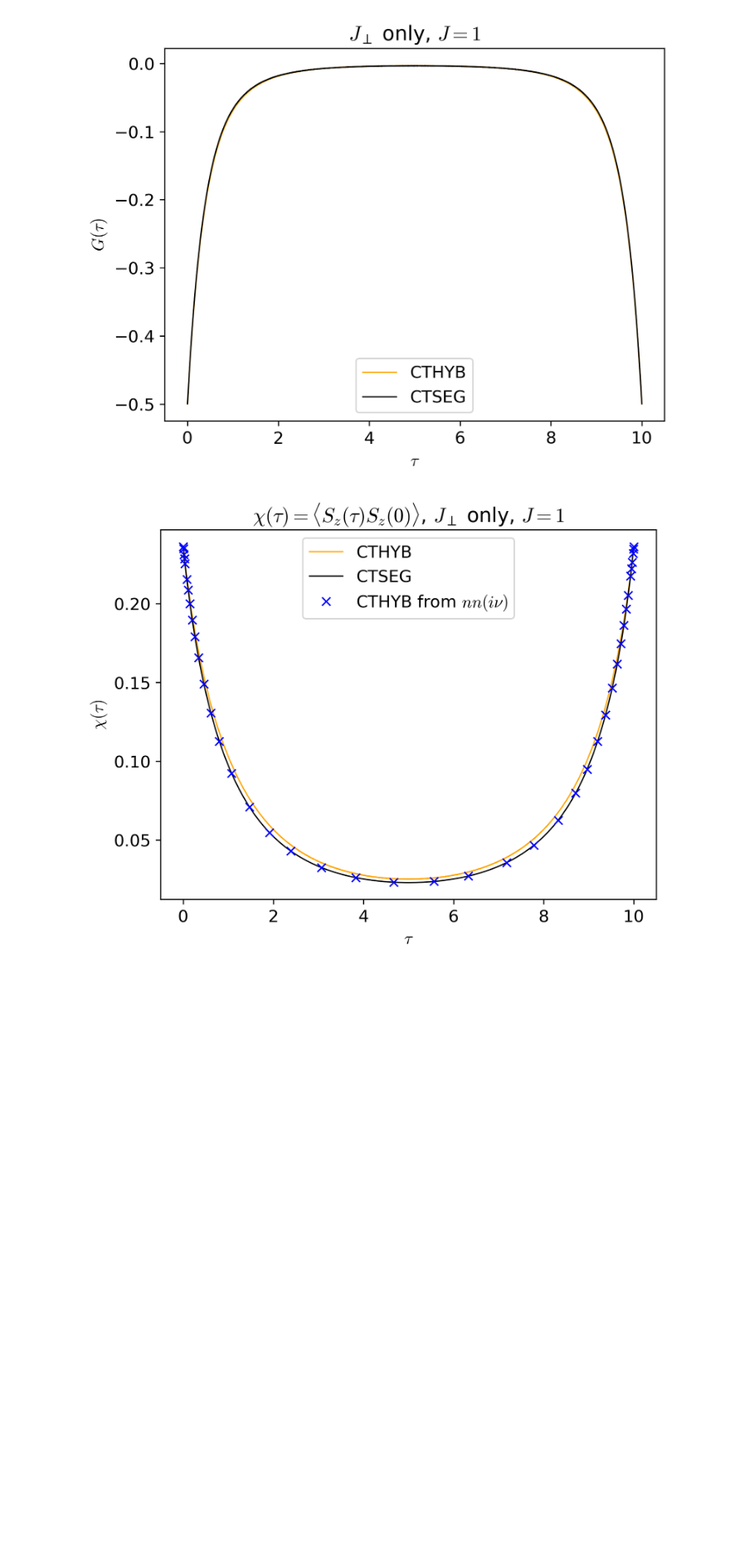
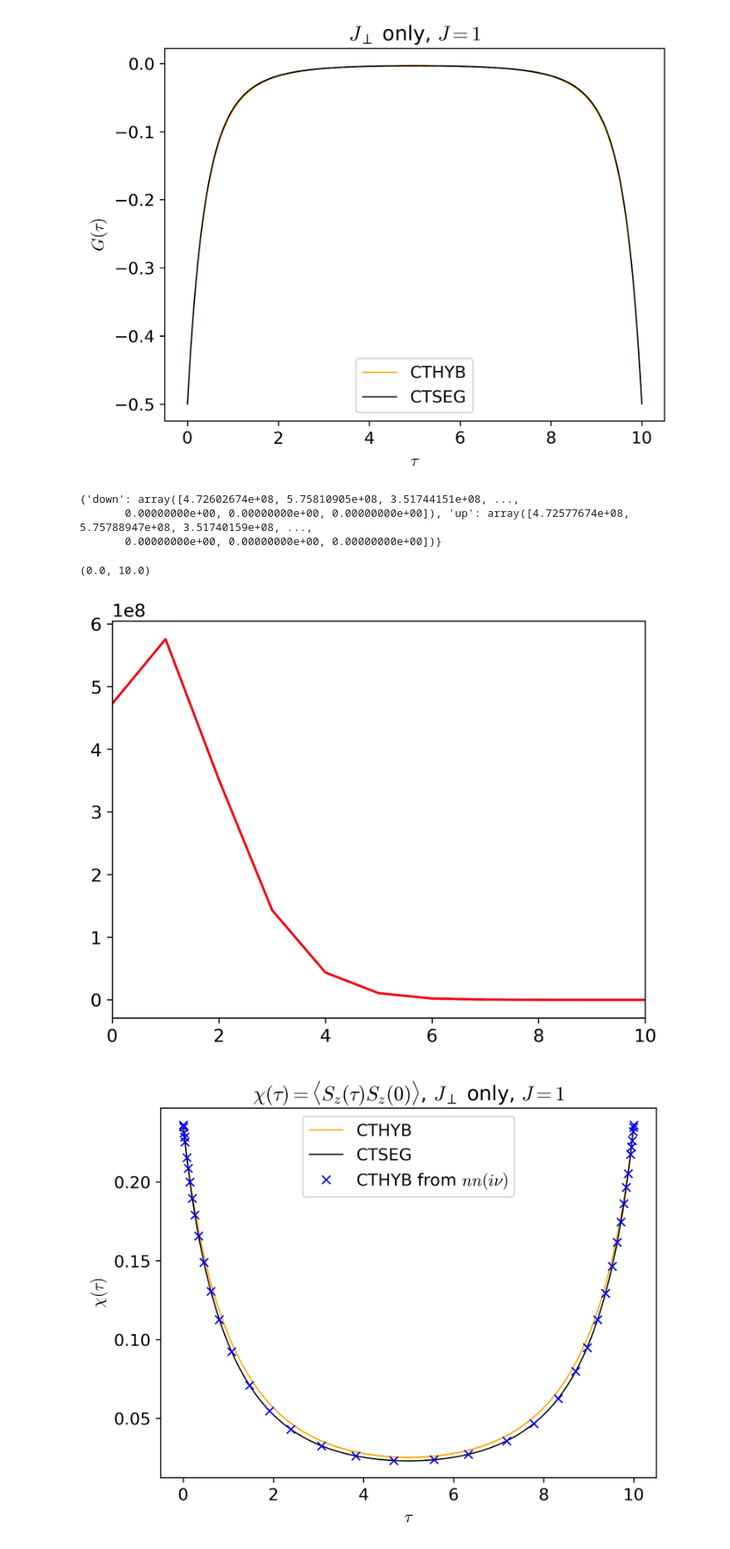
Before and after one commit to andrewkhardy/cthyb, a Jupyter notebook: benchmark/dynamic_int/CTHYB_Benchmarking.ipynb, the cells around one changed output. Shown at 83% size. Drawn from its saved outputs; the diff is of its cells as text; code cells hidden in the pictures; blank space fills up the shorter version.

```diff
--- a/benchmark/dynamic_int/CTHYB_Benchmarking.ipynb
+++ b/benchmark/dynamic_int/CTHYB_Benchmarking.ipynb
@@ -354,6 +354,7 @@ with HDFArchive(f"{data_loc}/spin_spin_cthyb_J-1.0-U-4.0_1.0_0.0_0.0_0.0_0.0_b-1
     print(A.keys())
     G_tau_hyb = A["G_tau"]
     print(A["average_sign"], "average sign")
+    x = A["perturbation_order"]
     Sz = A["O_tau"]
 
 oplot(G_tau_hyb["up"].real, color="orange", linewidth = 0.9, label="CTHYB")
@@ -367,6 +368,19 @@ plt.show()
 ['G_tau', 'O_tau', 'average_sign', 'perturbation_order']
 1.0 average sign
 [figure]
+# %%
+print(x)
+# %% [output]
+{'down': array([4.72602674e+08, 5.75810905e+08, 3.51744151e+08, ...,
+       0.00000000e+00, 0.00000000e+00, 0.00000000e+00]), 'up': array([4.72577674e+08, 5.75788947e+08, 3.51740159e+08, ...,
+       0.00000000e+00, 0.00000000e+00, 0.00000000e+00])}
+# %%
+plt.plot(x["up"], color="blue", label="Total perturbation order")
+plt.plot(x["down"], color="red", label="Down spin perturbation order")
+plt.xlim(0,10)
+# %% [output]
+(0.0, 10.0)
+[figure, added]
 # %%
 Sz_nu = 0.25*(nn_nu["up", "up"   ] - nn_nu["up", "down"] - nn_nu["down", "up"] +nn_nu["down", "down"])
 Sz_ctseg = 0.25*(nn["up", "up"   ] - nn["up", "down"] - nn["down", "up"] +nn["down", "down"])
```
Also changed, not shown: 2 other files.
